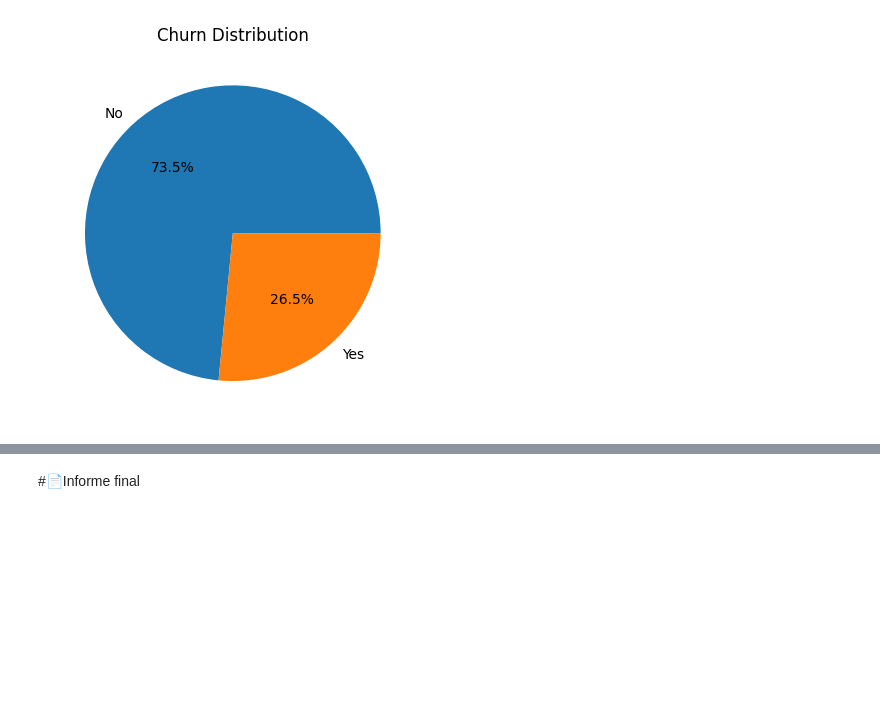
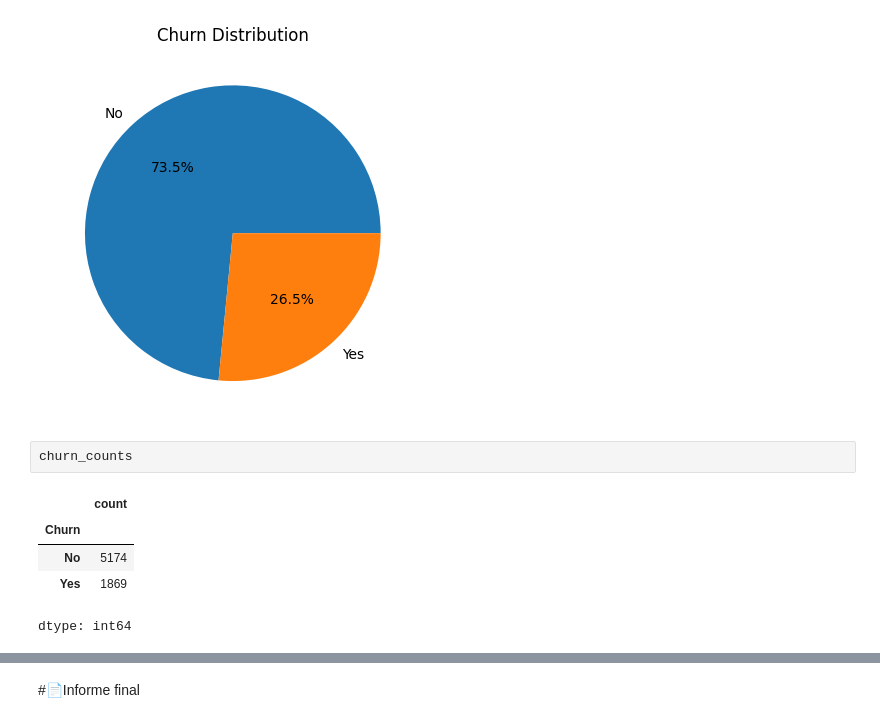
Before and after one commit to betuka1007/Ventas-de-cliente-Alura, a Jupyter notebook: TelecomX_LATAM.ipynb, the cells around one changed output, grey strips where cells are left out. Saved outputs shown, nothing was run; the diff lists cells and outputs as text; blank space fills up the shorter version.

```diff
--- a/TelecomX_LATAM.ipynb
+++ b/TelecomX_LATAM.ipynb
@@ -439,3 +439,11 @@ plt.title('Churn Distribution')
 plt.show()
 # %% [output]
 [figure]
+# %%
+churn_counts
+# %% [output]
+|  | count |
+| Churn |  |
+| No | 5174 |
+| Yes | 1869 |
+dtype: int64
```
Also changed, not shown: parts of 6 cells of this notebook.
